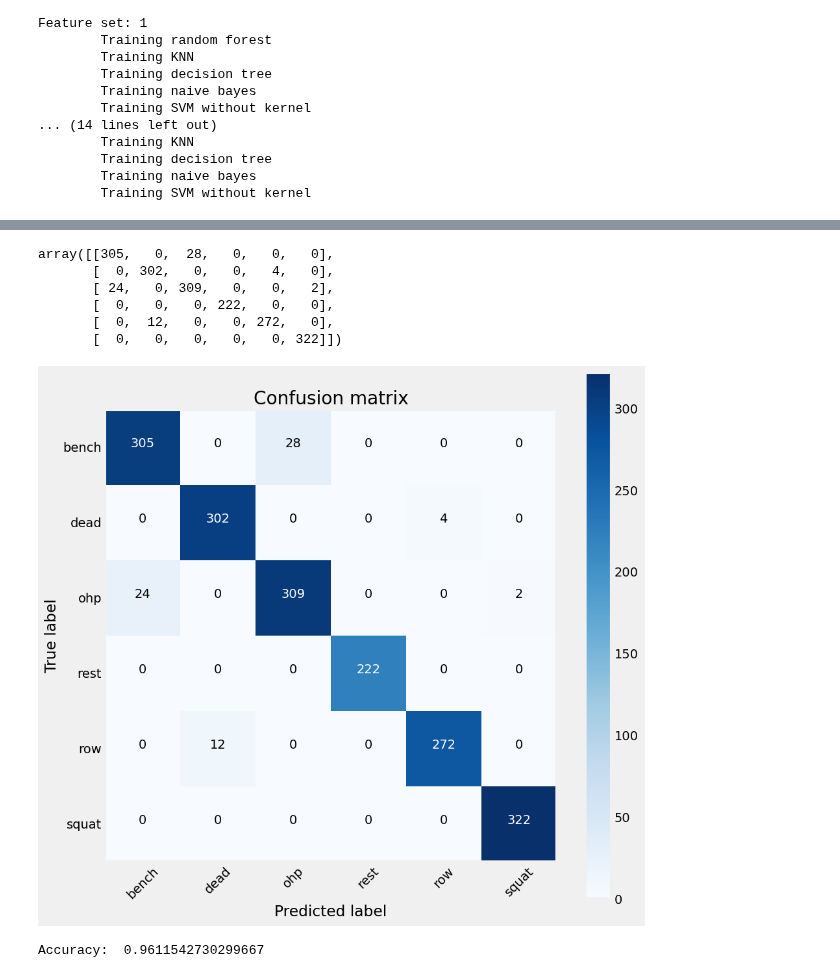
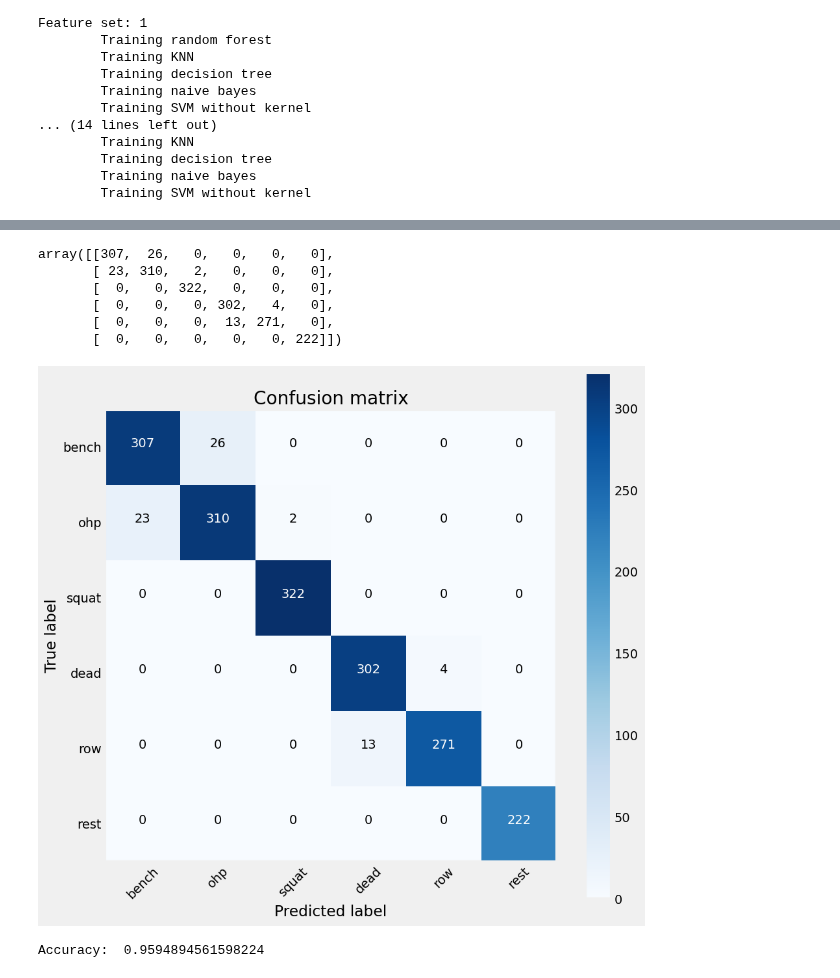
Before and after one commit to silvergjeka22/Fitness-Tracker, a Jupyter notebook: notebooks/modeling(4).ipynb, the cells around one changed output, grey strips where cells are left out. Drawn from its saved outputs; the diff is of its cells as text; code cells hidden in the pictures.

```diff
--- a/notebooks/modeling(4).ipynb
+++ b/notebooks/modeling(4).ipynb
@@ -196,42 +191,43 @@ plt.show()
 # %%
 # confusion matrix
-classes = class_test_prob_y.columns
-cm = confusion_matrix(y_test, class_test_y, labels=classes)
+cm = confusion_matrix(y_test, test_y, labels=y.unique())
 cm
 # %% [output]
-array([[305,   0,  28,   0,   0,   0],
-       [  0, 302,   0,   0,   4,   0],
-       [ 24,   0, 309,   0,   0,   2],
-       [  0,   0,   0, 222,   0,   0],
-       [  0,  12,   0,   0, 272,   0],
-       [  0,   0,   0,   0,   0, 322]])
+array([[307,  26,   0,   0,   0,   0],
+       [ 23, 310,   2,   0,   0,   0],
+       [  0,   0, 322,   0,   0,   0],
+       [  0,   0,   0, 302,   4,   0],
+       [  0,   0,   0,  13, 271,   0],
+       [  0,   0,   0,   0,   0, 222]])
 # %%
 # create confusion matrix for cm
+classes = y.unique()
+
 plt.figure(figsize=(10, 10))
 plt.imshow(cm, interpolation="nearest", cmap=plt.cm.Blues)
 plt.title("Confusion matrix")
 plt.colorbar()
 tick_marks = np.arange(len(classes))
 plt.xticks(tick_marks, classes, rotation=45)
 plt.yticks(tick_marks, classes)
 
 thresh = cm.max() / 2.0
 for i, j in itertools.product(range(cm.shape[0]), range(cm.shape[1])):
     plt.text(
         j,
         i,
         format(cm[i, j]),
         horizontalalignment="center",
         color="white" if cm[i, j] > thresh else "black",
     )
 plt.ylabel("True label")
 plt.xlabel("Predicted label")
 plt.grid(False)
 plt.show()
 # %% [output]
-[figure, old version]
+[figure, new version]
 # %%
 # print the accurency
-print("Accuracy: ", accuracy_score(y_test, class_test_y))
+print("Accuracy: ", accuracy_score(y_test, test_y))
 # %% [output]
-Accuracy:  0.9611542730299667
+Accuracy:  0.9594894561598224
```
Also changed, not shown: parts of 5 cells of this notebook, 7 other files.
